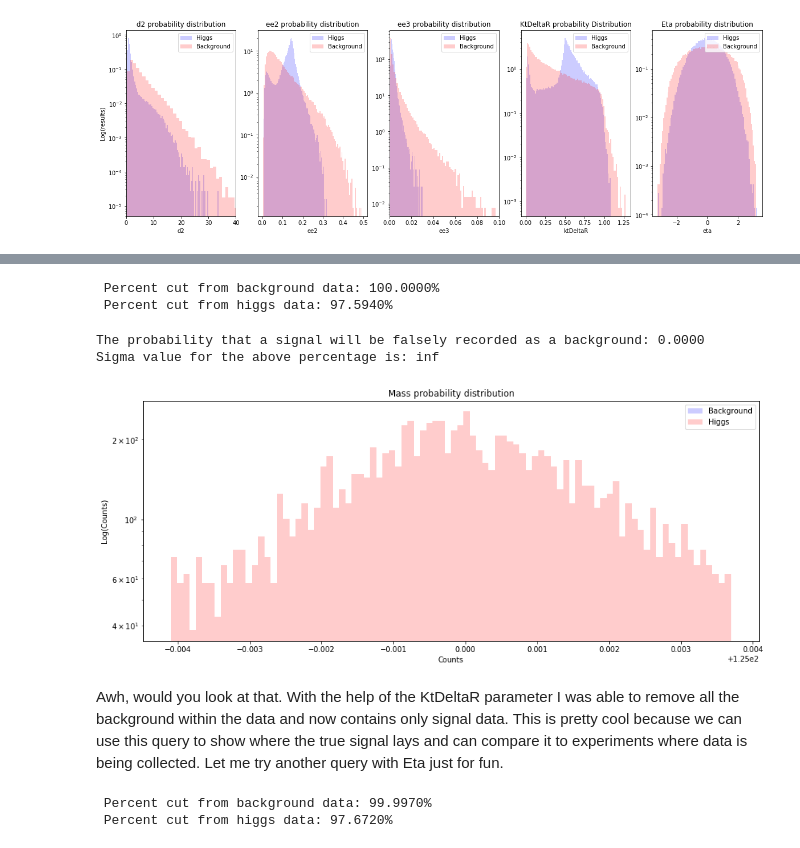
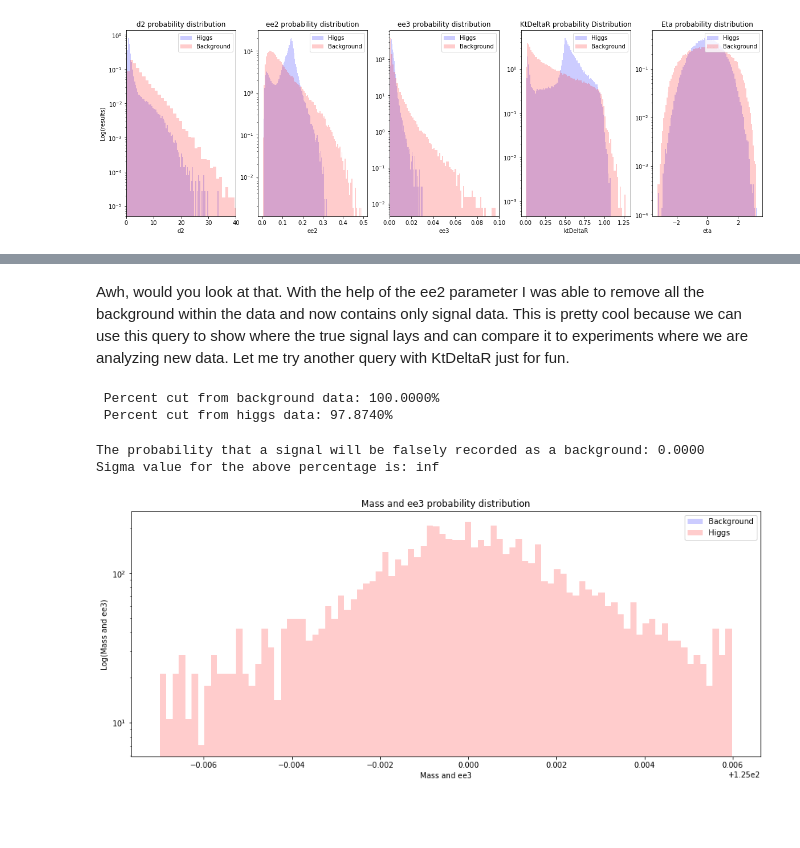
Before and after one commit to MikePhen12/Phys_434_portfolio, a Jupyter notebook: Lab_7.ipynb, the cells around one changed output, grey strips where cells are left out. Cells and saved outputs as stored; diff of their text form; code cells hidden in the pictures; blank space fills up the shorter version.

```diff
--- a/Lab_7.ipynb
+++ b/Lab_7.ipynb
@@ -381,41 +408,31 @@ So it looks like ee2, ee3, and d2 here are pretty signal like without any backgr
+# %% [markdown]
+Awh, would you look at that. With the help of the ee2 parameter I was able to remove all the background within the data and now contains only signal data. This is pretty cool because we can use this query to show where the true signal lays and can compare it to experiments where we are analyzing new data. Let me try another query with KtDeltaR just for fun.
 # %%
-qcd_background_mass_cut = qcd_background_data.query(f' 124.9959 < mass < 125.0037 and KtDeltaR > .3')
-higgs_data_mass_cut = higgs_data.query(f' 124.9959 < mass < 125.0037 and KtDeltaR > .3')
+qcd_background_mass_cut = qcd_background_data.query(f'  124.993 < mass < 125.01 and ee3 < .0029')
+higgs_data_mass_cut = higgs_data.query(f'  124.993 < mass < 125.01 and ee3 < .0029')
 background_cut = len(qcd_background_mass_cut)/len(qcd_background_data)
 higgs_cut = len(higgs_data_mass_cut)/len(higgs_data)
 print(f' Percent cut from background data: {(1 - background_cut)*100:.4f}%')
 print(f' Percent cut from higgs data: {(1 - higgs_cut)*100:.4f}%')
 # %% [output]
  Percent cut from background data: 100.0000%
- Percent cut from higgs data: 97.5940%
+ Percent cut from higgs data: 97.8740%
 # %%
 bins = 90; alph = .2; sigma=0
 fig, (ax) = plt.subplots(1, 1, figsize = (15, 6))
 ax.hist(qcd_background_mass_cut['mass'], bins, alpha = alph, density = True, color='b', label='Background')
 ax.hist(higgs_data_mass_cut['mass'], bins, alpha = alph, density = True, color='r', label='Higgs')
 ax.set_yscale('log')
-ax.set_title('Mass probability distribution')
-ax.set_xlabel('Counts')
-ax.set_ylabel('Log(Counts)')
+ax.set_title('Mass and ee3 probability distribution')
+ax.set_xlabel('Mass and ee3')
+ax.set_ylabel('Log(Mass and ee3)')
 ax.legend()
 
 prob = 1 - stats.poisson.cdf(100*higgs_cut, 20000*background_cut, sigma)
 z = (stats.norm.ppf(1-(prob)))
 print(f'The probability that a signal will be falsely recorded as a background: {prob:.4f}')
 print(f'Sigma value for the above percentage is: {z:.4f}')
 # %% [output]
 The probability that a signal will be falsely recorded as a background: 0.0000
 Sigma value for the above percentage is: inf
-[figure, old version]
+[figure, new version]
-# %% [markdown]
-Awh, would you look at that. With the help of the KtDeltaR parameter I was able to remove all the background within the data and now contains only signal data. This is pretty cool because we can use this query to show where the true signal lays and can compare it to experiments where data is being collected. Let me try another query with Eta just for fun.
-# %%
-qcd_background_mass_cut = qcd_background_data.query(f' 124.9959 < mass < 125.0037 and -1.6 < eta < 1.8')
-higgs_data_mass_cut = higgs_data.query(f' 124.9959 < mass < 125.0037 and -1.6 < eta < 1.8')
-background_cut = len(qcd_background_mass_cut)/len(qcd_background_data)
-higgs_cut = len(higgs_data_mass_cut)/len(higgs_data)
-print(f' Percent cut from background data: {(1 - background_cut)*100:.4f}%')
-print(f' Percent cut from higgs data: {(1 - higgs_cut)*100:.4f}%')
-# %% [output]
- Percent cut from background data: 99.9970%
- Percent cut from higgs data: 97.6720%
```
Also changed, not shown: parts of 20 cells of this notebook, 1 other file.
